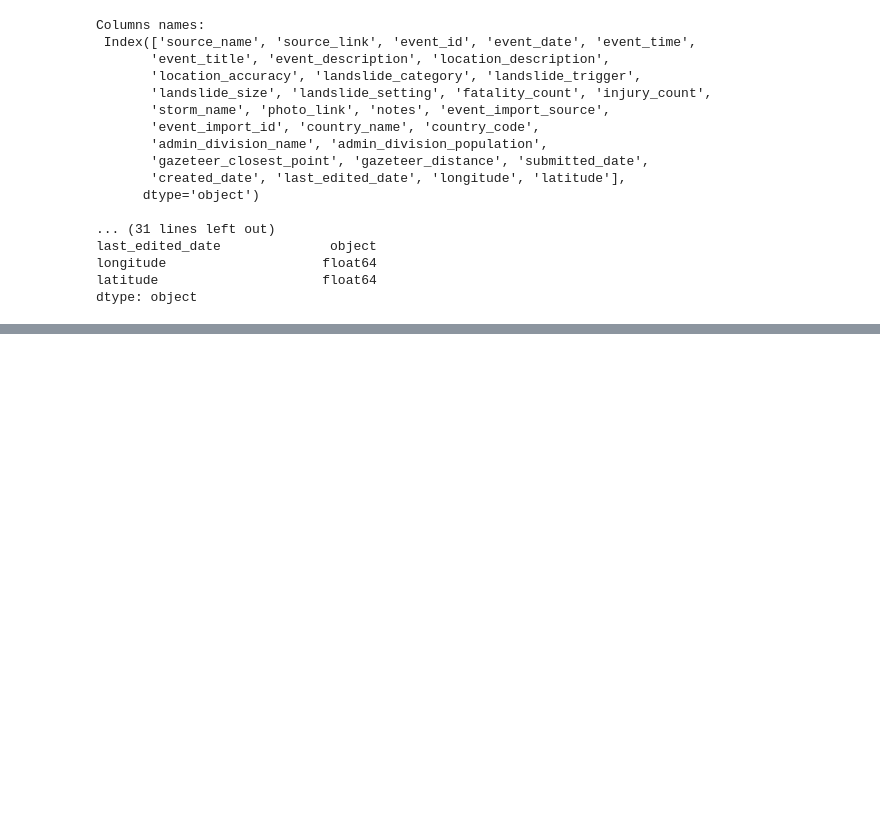
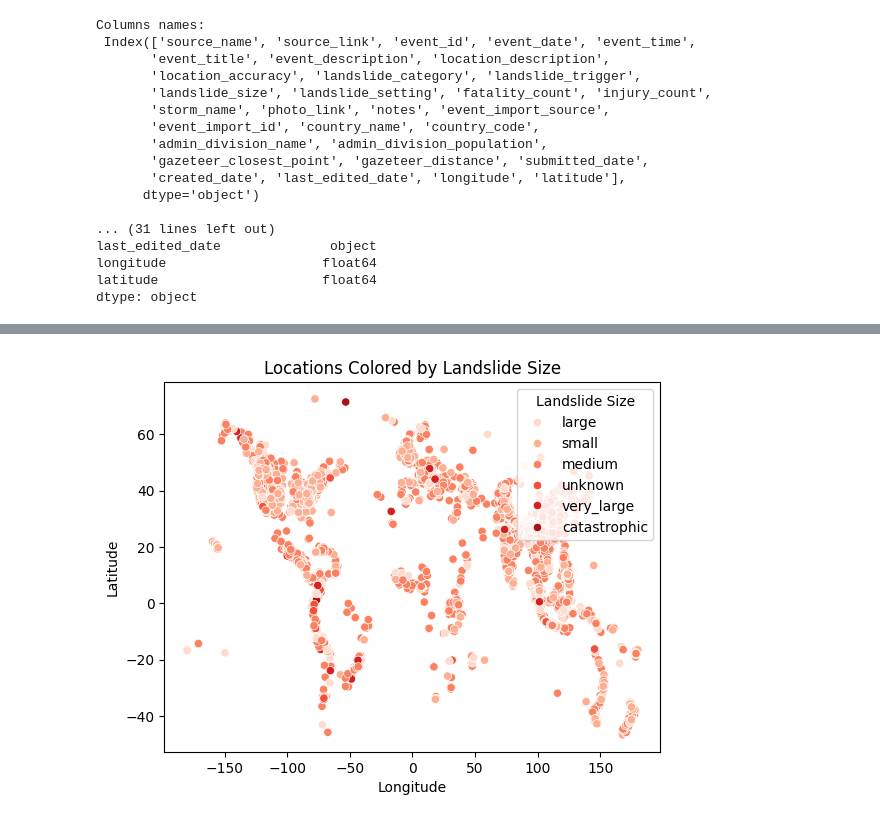
Before and after one commit to Mcrash01/Python-data-analysis, a Jupyter notebook: exploration.ipynb, the cells around one changed output, grey strips where cells are left out. Cells and saved outputs as stored; diff of their text form; code cells hidden in the pictures; blank space fills up the shorter version.

```diff
--- a/exploration.ipynb
+++ b/exploration.ipynb
@@ -75,0 +87,18 @@ sns.scatterplot(x='longitude', y='latitude', data=landslides, hue='country_name'
+# %%
+
+# plot of world map representing landslide strength
+
+scatter = sns.scatterplot(x='longitude', y='latitude', hue='landslide_size', data=landslides, palette='Reds')
+
+
+# Getting legend handles and labels
+handles, labels = scatter.get_legend_handles_labels()
+
+# Creating the legend
+plt.legend(handles, labels, title='Landslide Size', loc='upper right')
+plt.title('Locations Colored by Landslide Size')
+plt.xlabel('Longitude')
+plt.ylabel('Latitude')
+plt.show()
+# %% [output]
+[figure, added]
```
Also changed, not shown: parts of 4 cells of this notebook.
